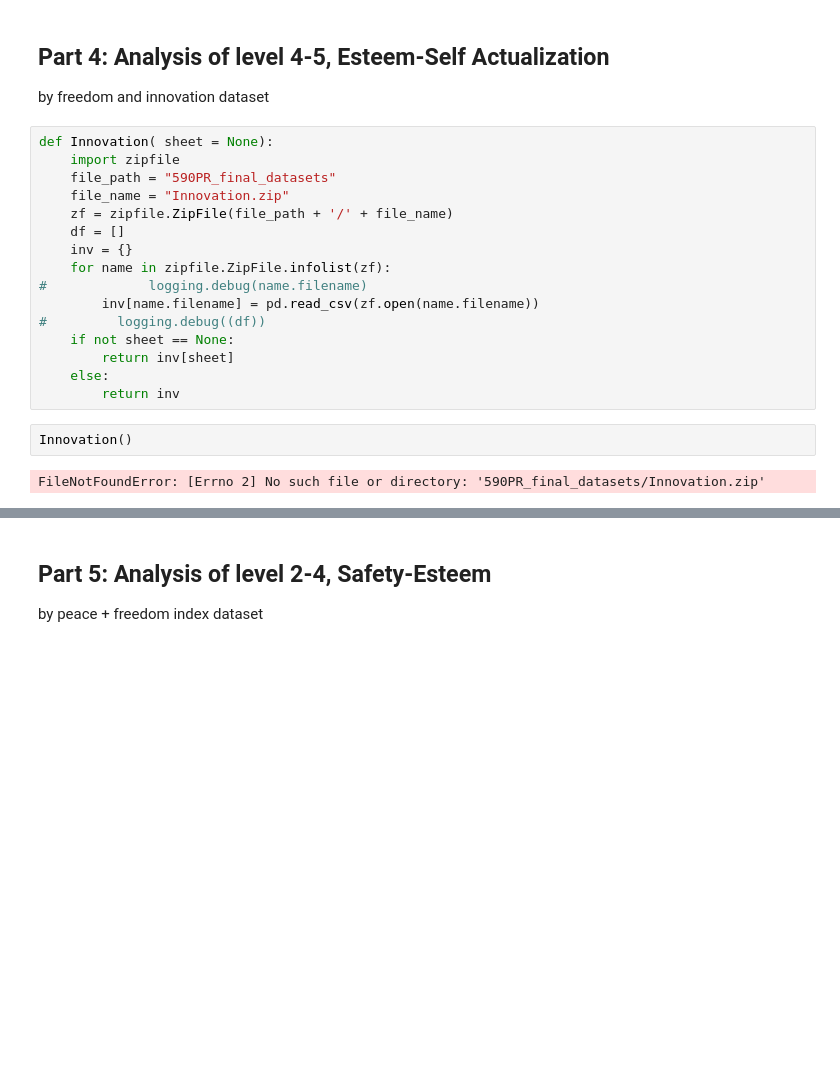
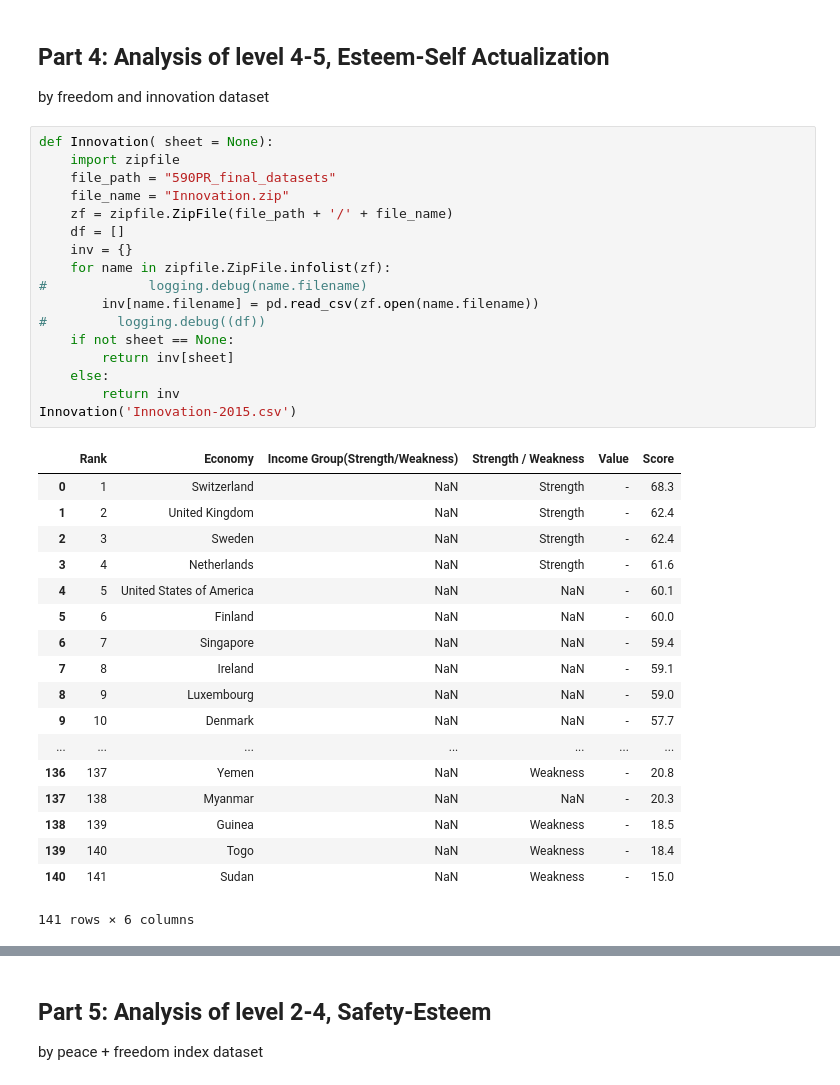
Before and after one commit to winwowin/Final_Project, a Jupyter notebook: 590PR_Final_WinYaoPhil.ipynb, the cells around one changed output, grey strips where cells are left out. Drawn from its saved outputs; the diff is of its cells as text; blank space fills up the shorter version.

```diff
--- a/590PR_Final_WinYaoPhil.ipynb
+++ b/590PR_Final_WinYaoPhil.ipynb
@@ -823,20 +823,36 @@ by freedom and innovation dataset
 # %%
 def Innovation( sheet = None):
     import zipfile
     file_path = "590PR_final_datasets"
     file_name = "Innovation.zip"
     zf = zipfile.ZipFile(file_path + '/' + file_name)
     df = []
     inv = {}
     for name in zipfile.ZipFile.infolist(zf):
 #             logging.debug(name.filename)
         inv[name.filename] = pd.read_csv(zf.open(name.filename))
 #         logging.debug((df))
     if not sheet == None:
         return inv[sheet]
     else:
         return inv
+Innovation('Innovation-2015.csv')
+# %% [output]
+|  | Rank | Economy | Income Group(Strength/Weakness) | Strength / Weakness | Value | Score |
+| 0 | 1 | Switzerland | NaN | Strength | - | 68.3 |
+| 1 | 2 | United Kingdom | NaN | Strength | - | 62.4 |
+| 2 | 3 | Sweden | NaN | Strength | - | 62.4 |
+| 3 | 4 | Netherlands | NaN | Strength | - | 61.6 |
+| 4 | 5 | United States of America | NaN | NaN | - | 60.1 |
+| 5 | 6 | Finland | NaN | NaN | - | 60.0 |
+| 6 | 7 | Singapore | NaN | NaN | - | 59.4 |
+| 7 | 8 | Ireland | NaN | NaN | - | 59.1 |
+| 8 | 9 | Luxembourg | NaN | NaN | - | 59.0 |
+| 9 | 10 | Denmark | NaN | NaN | - | 57.7 |
+| ... | ... | ... | ... | ... | ... | ... |
+| 136 | 137 | Yemen | NaN | Weakness | - | 20.8 |
+| 137 | 138 | Myanmar | NaN | NaN | - | 20.3 |
+| 138 | 139 | Guinea | NaN | Weakness | - | 18.5 |
+| 139 | 140 | Togo | NaN | Weakness | - | 18.4 |
+| 140 | 141 | Sudan | NaN | Weakness | - | 15.0 |
+141 rows × 6 columns
-# %%
-Innovation()
-# %% [output]
-FileNotFoundError: [Errno 2] No such file or directory: '590PR_final_datasets/Innovation.zip'
```
Also changed, not shown: parts of 2 cells of this notebook, 1 other file.
